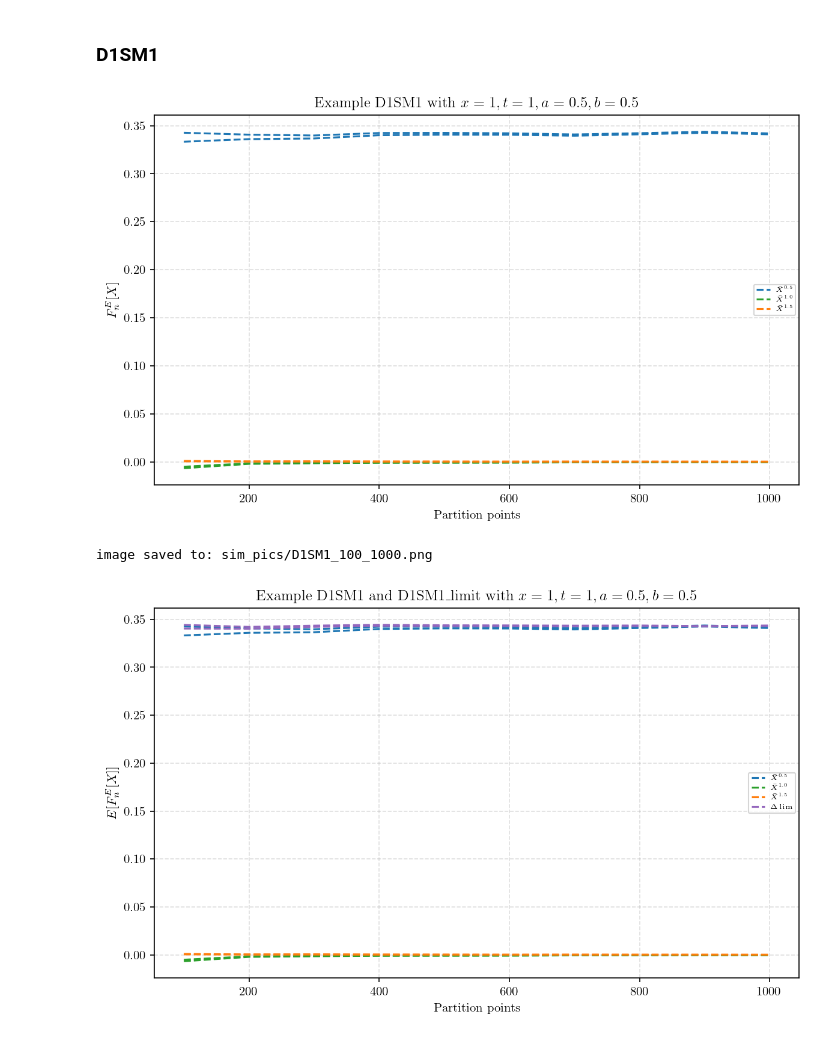
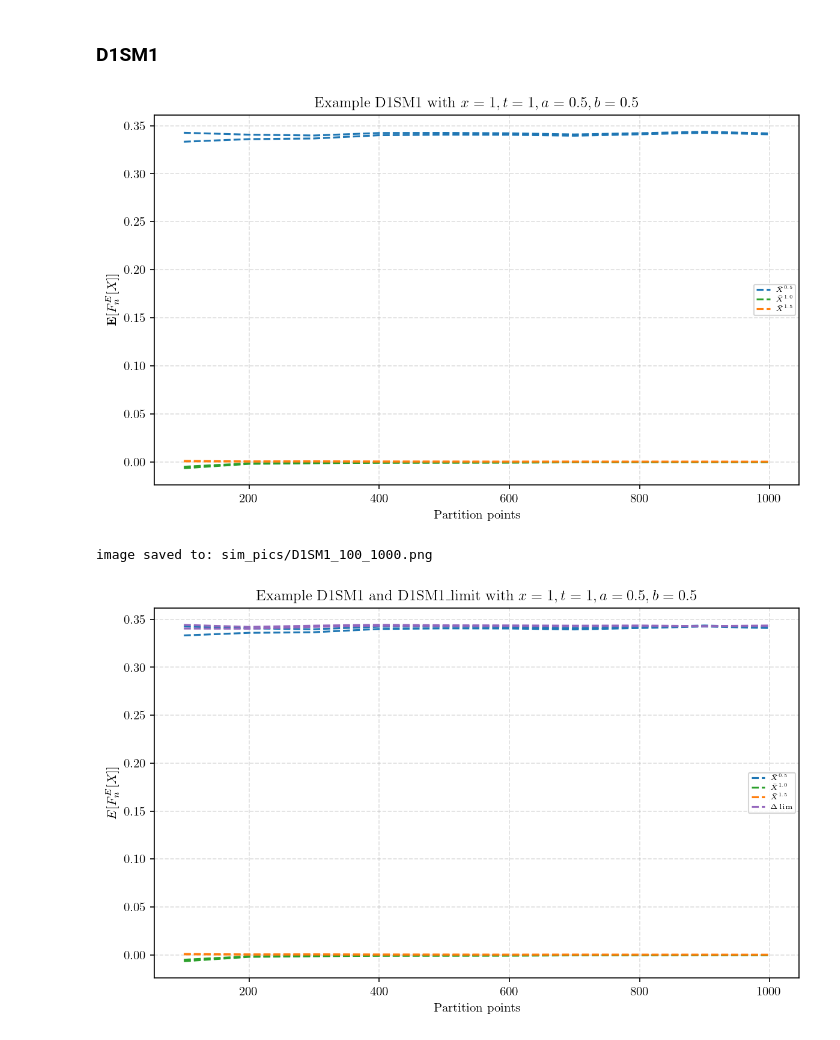
Before and after one commit to Andriyichenko/simulation, a Jupyter notebook: D1S/D1S_plot.ipynb, the cells around one changed output. Cells and saved outputs as stored; diff of their text form; code cells hidden in the pictures.

```diff
--- a/D1S/D1S_plot.ipynb
+++ b/D1S/D1S_plot.ipynb
@@ -396,35 +396,35 @@ A_up_df2     = df2['A']     + z * A_se_df2
 A_low_df2    = df2['A']     - z * A_se_df2
 Am_up_df2    = df2['Am']    + z * Am_se_df2
 Am_low_df2   = df2['Am']    - z * Am_se_df2
 A15_up_df2   = df2['A_1_5'] + z * A15_se_df2
 A15_low_df2  = df2['A_1_5'] - z * A15_se_df2
 # Axb_up_df2   = df2['Ab'] + z * Axb_se_df2
 # Axb_low_df2  = df2['Ab'] - z * Axb_se_df2
 
 
 # グラフを描画
 plt.figure(figsize=(8, 5), dpi=150)  # dpi とは Dots Per Inch を意味する
 plt.plot(df2["points"], A_up_df2, linestyle="--", color="#1f77b4", label=r"$\bar{X}^{0.5}$")
 plt.plot(df2["points"], A_low_df2, linestyle="--", color="#1f77b4")
 plt.plot(df2["points"], Am_up_df2, linestyle="--", color="#2ca02c", label=r"$\bar{X}^{1.0}$ ")
 plt.plot(df2["points"], Am_low_df2, linestyle="--", color="#2ca02c")
 plt.plot(df2["points"], A15_up_df2, linestyle="--", color="#ff7f0e", label=r"$\bar{X}^{1.5}$ ")
 plt.plot(df2["points"], A15_low_df2, linestyle="--", color="#ff7f0e")
 # plt.plot(df2["points"], Axb_up_df2, linestyle="--", color="#9467bd", label=r"$\Delta\lim$ ")
 # plt.plot(df2["points"], Axb_low_df2, linestyle="--", color="#9467bd")
 
 
 plt.title(r'Example D1SM1 with $x=1,t=1,a=0.5,b=0.5$')
 plt.xlabel("Partition points")
-plt.ylabel(r"$F^{E}_{n}[X]$ ")
+plt.ylabel(r"$\mathbf{E}[F^{E}_{n}[X]]$ ")
 plt.grid(True, linestyle="--", alpha=0.4)
 plt.legend(fontsize=5.5, loc='best')
 plt.tight_layout()  # 自動的にレイアウトを調整する
 plt.savefig(save_path, dpi=250, bbox_inches='tight')
 plt.show()
 print("image saved to:", save_path)
 # %% [output]
-[figure, old version]
+[figure, new version]
 image saved to: sim_pics/D1SM1_100_1000.png
 # %%
 #D1SM1_and_D1SM1_limit_100_1000 plot with confidence intervals
```
Also changed, not shown: parts of 3 cells of this notebook, 16 other files.
